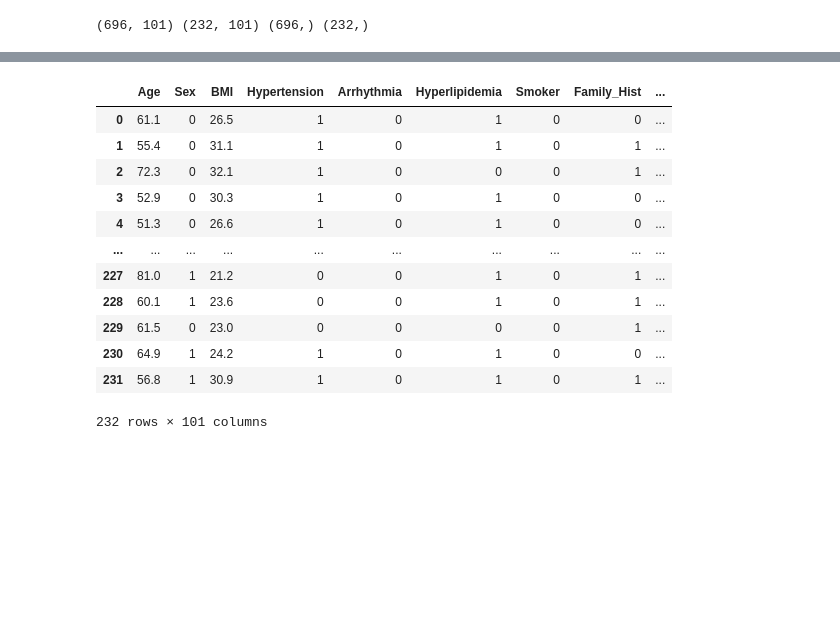
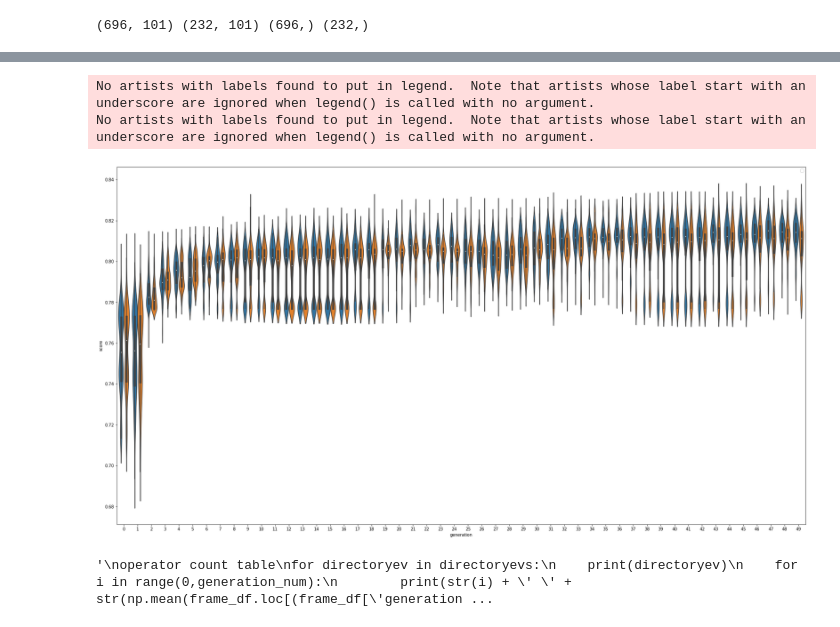
Before and after one commit to nickotto/tpot_benchmarking, a Jupyter notebook: anges_pipeline.ipynb, the cells around one changed output, grey strips where cells are left out. Saved outputs shown, nothing was run; the diff lists cells and outputs as text; code cells hidden in the pictures; blank space fills up the shorter version.

```diff
--- a/anges_pipeline.ipynb
+++ b/anges_pipeline.ipynb
@@ -69,16 +138,55 @@ Error:
-# %%
-X_test
-# %% [output]
-|  | Age | Sex | BMI | Hypertension | Arrhythmia | Hyperlipidemia | Smoker | Family_Hist | ... |
-| 0 | 61.1 | 0 | 26.5 | 1 | 0 | 1 | 0 | 0 | ... |
-| 1 | 55.4 | 0 | 31.1 | 1 | 0 | 1 | 0 | 1 | ... |
-| 2 | 72.3 | 0 | 32.1 | 1 | 0 | 0 | 0 | 1 | ... |
-| 3 | 52.9 | 0 | 30.3 | 1 | 0 | 1 | 0 | 0 | ... |
-| 4 | 51.3 | 0 | 26.6 | 1 | 0 | 1 | 0 | 0 | ... |
-| ... | ... | ... | ... | ... | ... | ... | ... | ... | ... |
-| 227 | 81.0 | 1 | 21.2 | 0 | 0 | 1 | 0 | 1 | ... |
-| 228 | 60.1 | 1 | 23.6 | 0 | 0 | 1 | 0 | 1 | ... |
-| 229 | 61.5 | 0 | 23.0 | 0 | 0 | 0 | 0 | 1 | ... |
-| 230 | 64.9 | 1 | 24.2 | 1 | 0 | 1 | 0 | 0 | ... |
-| 231 | 56.8 | 1 | 30.9 | 1 | 0 | 1 | 0 | 1 | ... |
-232 rows × 101 columns
+# %%
+from os.path import exists
+import matplotlib.pyplot as plt
+import numpy as np
+import seaborn
+import statistics
+
+plt.rcParams["figure.figsize"] = (30,16)
+
+directoryevs = ["_baseline",""]
+
+upper_quantile_only = True
+
+generation_num = 50
+total_runs = 40
+
+ev = []
+for directoryev in directoryevs:
+    temp_ev = []
+    for i in range(total_runs):
+        ev_df_name = f"/Users/matsumoton/pareto/anges{directoryev}_{i}_fitness.csv"
+        if not exists(ev_df_name):
+            continue
+        fitness_df = pd.read_csv(ev_df_name, sep=',')
+        fitness_df = fitness_df[~fitness_df.isin([np.nan, np.inf, -np.inf]).any(1)]
+        if upper_quantile_only:
+            high_quantile= []
+            for g in range(0,generation_num):
+                upper_quantile = np.quantile(fitness_df.loc[fitness_df['generation']==g,'score'],0.9)
+                high_quantile.append(fitness_df.loc[(fitness_df['generation']==g) & (fitness_df['score'] >= upper_quantile)])
+            fitness_df = pd.concat(high_quantile)
+
+        temp_ev.append(fitness_df)
+
+    temp_ev = pd.concat(temp_ev)
+    temp_ev["type"] = directoryev
+    ev.append(temp_ev)
+frame_df = pd.concat(ev)
+frame_df = frame_df[~frame_df.isin([np.nan, np.inf, -np.inf]).any(1)]
+seaborn.violinplot(x="generation",y="score",hue="type",data=frame_df, label = "type" if i == 0 else "")
+plt.legend()
+plt.show()
+
+'''
+operator count table
+for directoryev in directoryevs:
+    print(directoryev)
+    for i in range(0,generation_num):
+        print(str(i) + ' ' + str(np.mean(frame_df.loc[(frame_df['generation']==i) & (frame_df["type"] == directoryev),'operator_count'])) + ' ' + str(np.median(frame_df.loc[(frame_df['generation']==i) & (frame_df["type"] == directoryev),'operator_count'])))
+'''
+# %% [output]
+No artists with labels found to put in legend.  Note that artists whose label start with an underscore are ignored when legend() is called with no argument.
+No artists with labels found to put in legend.  Note that artists whose label start with an underscore are ignored when legend() is called with no argument.
+[figure, added]
+'\noperator count table\nfor directoryev in directoryevs:\n    print(directoryev)\n    for i in range(0,generation_num):\n        print(str(i) + \' \' + str(np.mean(frame_df.loc[(frame_df[\'generation ...
```
Also changed, not shown: parts of 5 cells of this notebook, 2 other files.
